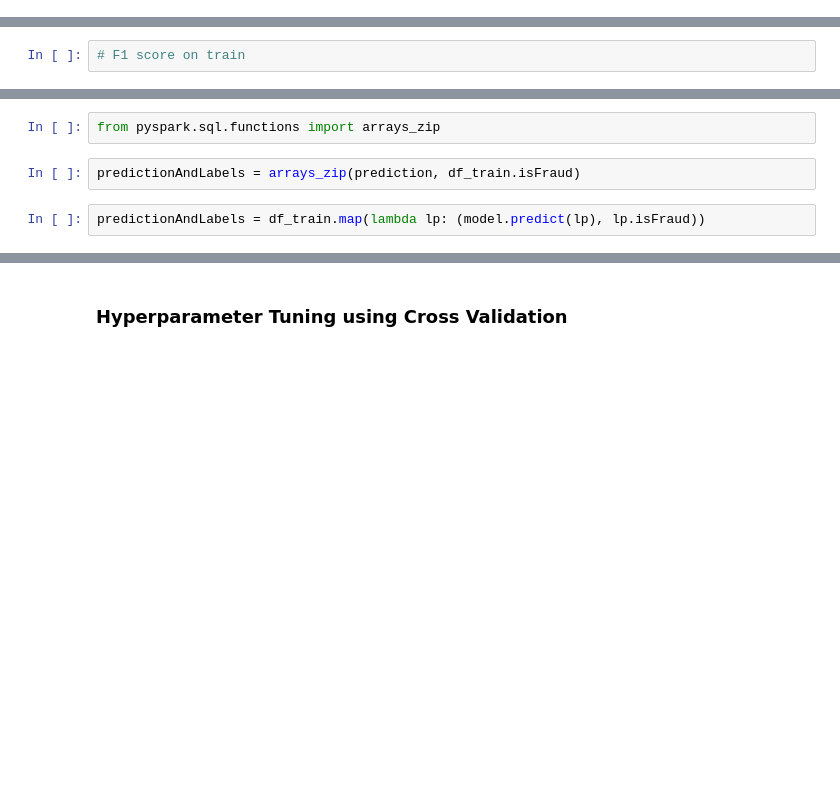
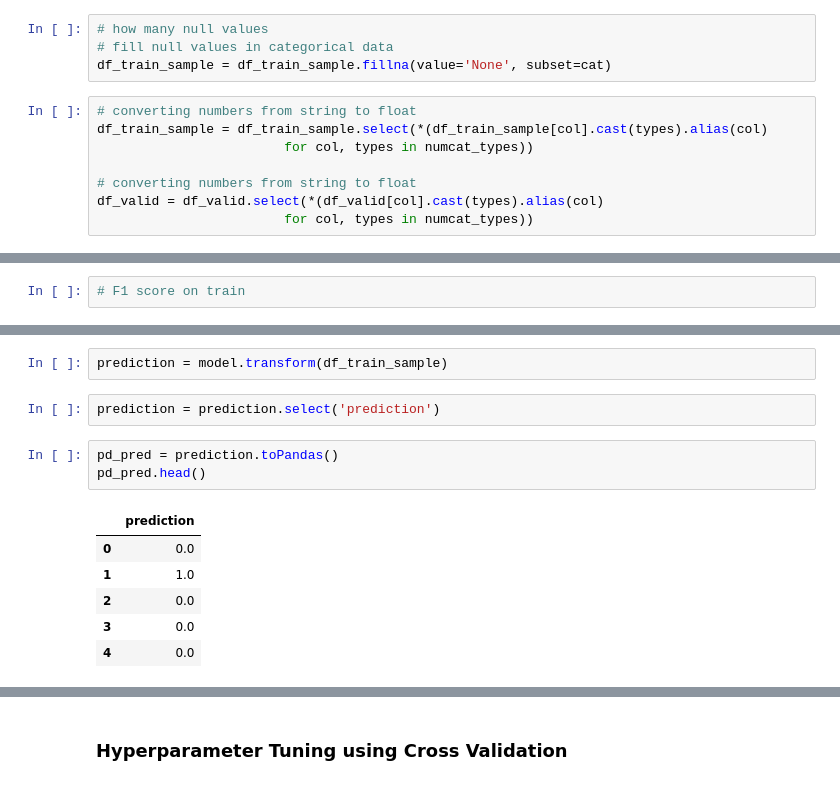
Before and after one commit to PrinceJavier/ieee_cis_fraud_detection, a Jupyter notebook: ieee_cis_fraud_detection.feature_eng.ipynb, the cells around one changed output, grey strips where cells are left out. Cells and saved outputs as stored; diff of their text form; blank space fills up the shorter version.

```diff
--- a/ieee_cis_fraud_detection.feature_eng.ipynb
+++ b/ieee_cis_fraud_detection.feature_eng.ipynb
@@ -174,0 +183,12 @@ df_train_sample.write.format('org.apache.spark.sql.execution.datasources.csv.CSV
+# %%
+# how many null values
+# fill null values in categorical data
+df_train_sample = df_train_sample.fillna(value='None', subset=cat)
+# %%
+# converting numbers from string to float
+df_train_sample = df_train_sample.select(*(df_train_sample[col].cast(types).alias(col)
+                        for col, types in numcat_types))
+
+# converting numbers from string to float
+df_valid = df_valid.select(*(df_valid[col].cast(types).alias(col)
+                        for col, types in numcat_types))
@@ -185,6 +214,14 @@ model.save("gbt1")
-# %%
-from pyspark.sql.functions import arrays_zip
-# %%
-predictionAndLabels = arrays_zip(prediction, df_train.isFraud)
-# %%
-predictionAndLabels = df_train.map(lambda lp: (model.predict(lp), lp.isFraud))
+# %%
+prediction = model.transform(df_train_sample)
+# %%
+prediction = prediction.select('prediction')
+# %%
+pd_pred = prediction.toPandas()
+pd_pred.head()
+# %% [output]
+|  | prediction |
+| 0 | 0.0 |
+| 1 | 1.0 |
+| 2 | 0.0 |
+| 3 | 0.0 |
+| 4 | 0.0 |
```
Also changed, not shown: parts of 50 cells of this notebook.
